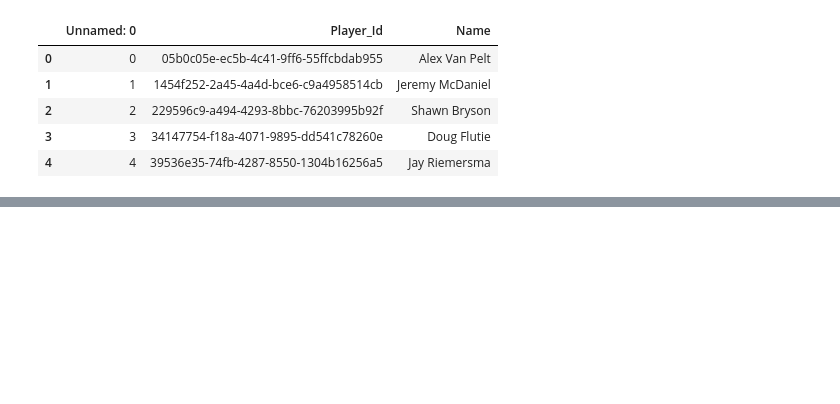
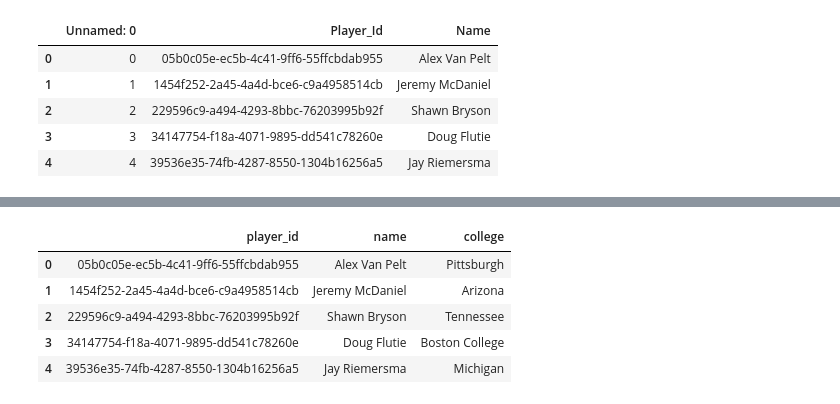
Before and after one commit to aatherton/team_project, a Jupyter notebook: college_grab.ipynb, the cells around one changed output, grey strips where cells are left out. Drawn from its saved outputs; the diff is of its cells as text; code cells hidden in the pictures; blank space fills up the shorter version.

```diff
--- a/college_grab.ipynb
+++ b/college_grab.ipynb
@@ -81,0 +121,12 @@ college_df
+# %%
+player_df.rename(index=str, columns={"0": "College"})
+player_df.columns=['blank', 'player_id', 'name', 'college']
+player_df = player_df.iloc[:,[1,2,3]]
+player_df.head()
+# %% [output]
+|  | player_id | name | college |
+| 0 | 05b0c05e-ec5b-4c41-9ff6-55ffcbdab955 | Alex Van Pelt | Pittsburgh |
+| 1 | 1454f252-2a45-4a4d-bce6-c9a4958514cb | Jeremy McDaniel | Arizona |
+| 2 | 229596c9-a494-4293-8bbc-76203995b92f | Shawn Bryson | Tennessee |
+| 3 | 34147754-f18a-4071-9895-dd541c78260e | Doug Flutie | Boston College |
+| 4 | 39536e35-74fb-4287-8550-1304b16256a5 | Jay Riemersma | Michigan |
```
Also changed, not shown: parts of 6 cells of this notebook, 1 other file.
